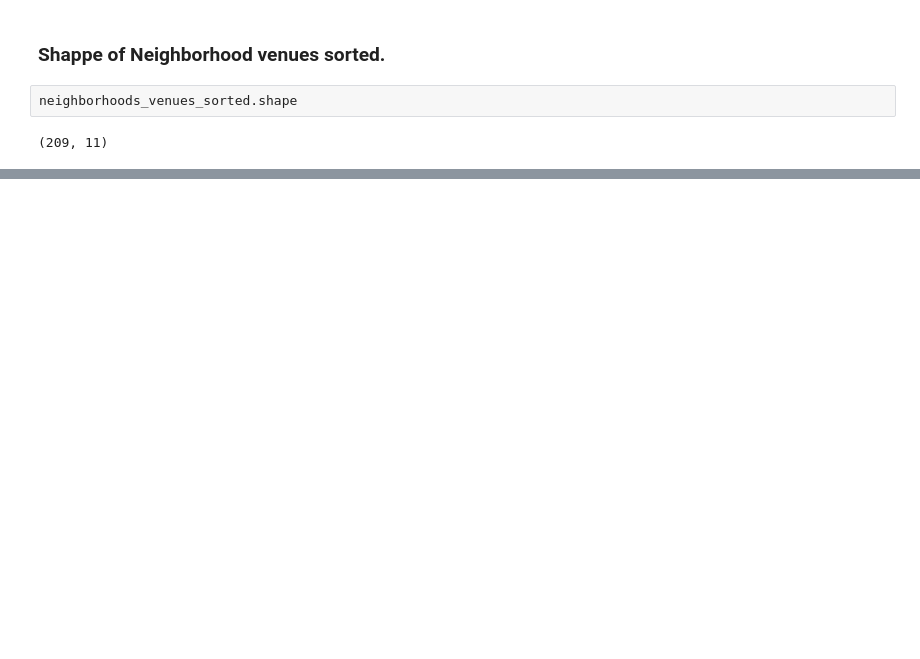
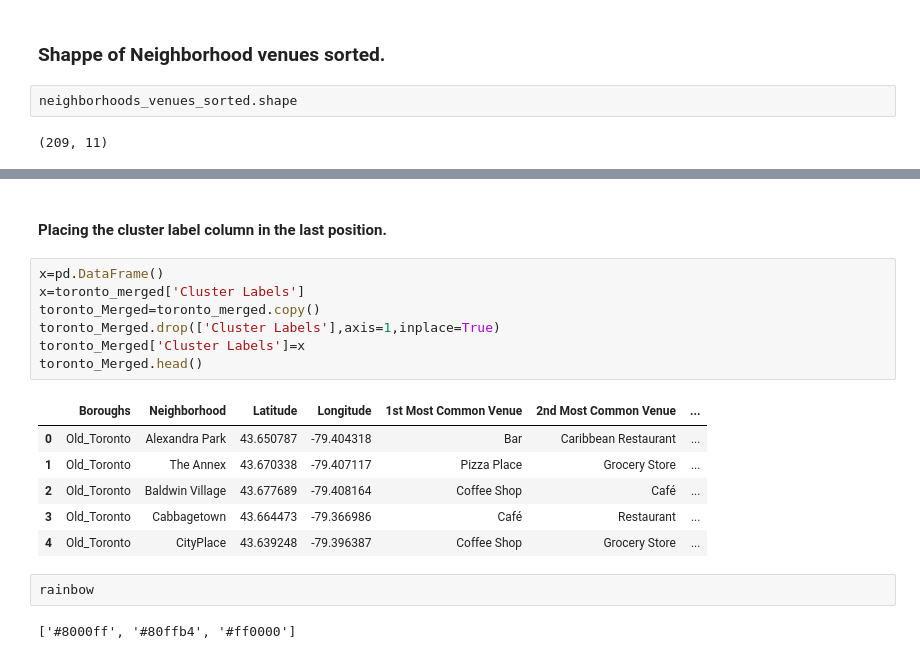
Before and after one commit to Diwura/Capstone-Project-IBM-, a Jupyter notebook: Ibm_project.ipynb, the cells around one changed output, grey strips where cells are left out. Drawn from its saved outputs; the diff is of its cells as text; blank space fills up the shorter version.

```diff
--- a/Ibm_project.ipynb
+++ b/Ibm_project.ipynb
@@ -1110,0 +1315,20 @@ toronto_venues.to_csv('toronto_venues.csv', index=False)
+# %% [markdown]
+#### Placing the cluster label column in the last position.
+# %%
+x=pd.DataFrame()
+x=toronto_merged['Cluster Labels']
+toronto_Merged=toronto_merged.copy()
+toronto_Merged.drop(['Cluster Labels'],axis=1,inplace=True)
+toronto_Merged['Cluster Labels']=x
+toronto_Merged.head()
+# %% [output]
+|  | Boroughs | Neighborhood | Latitude | Longitude | 1st Most Common Venue | 2nd Most Common Venue | ... |
+| 0 | Old_Toronto | Alexandra Park | 43.650787 | -79.404318 | Bar | Caribbean Restaurant | ... |
+| 1 | Old_Toronto | The Annex | 43.670338 | -79.407117 | Pizza Place | Grocery Store | ... |
+| 2 | Old_Toronto | Baldwin Village | 43.677689 | -79.408164 | Coffee Shop | Café | ... |
+| 3 | Old_Toronto | Cabbagetown | 43.664473 | -79.366986 | Café | Restaurant | ... |
+| 4 | Old_Toronto | CityPlace | 43.639248 | -79.396387 | Coffee Shop | Grocery Store | ... |
+# %%
+rainbow
+# %% [output]
+['#8000ff', '#80ffb4', '#ff0000']
```
Also changed, not shown: parts of 48 cells of this notebook, 1 other file.
